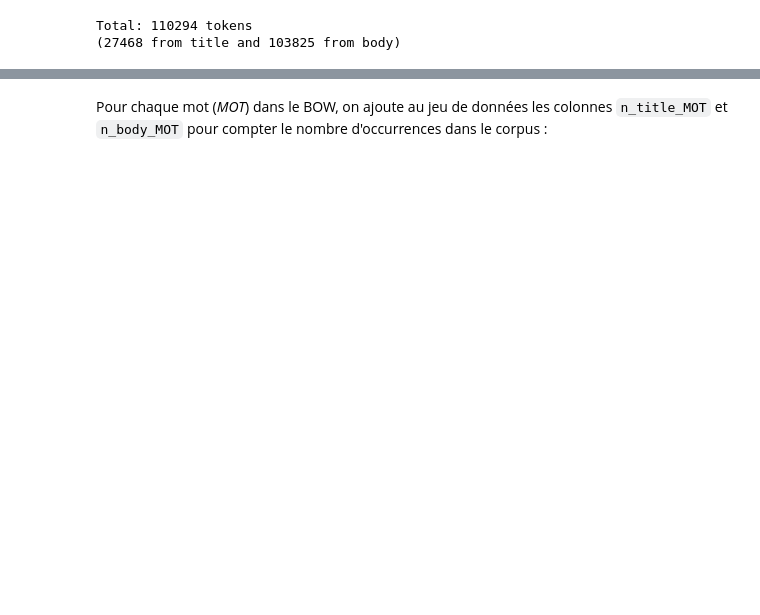
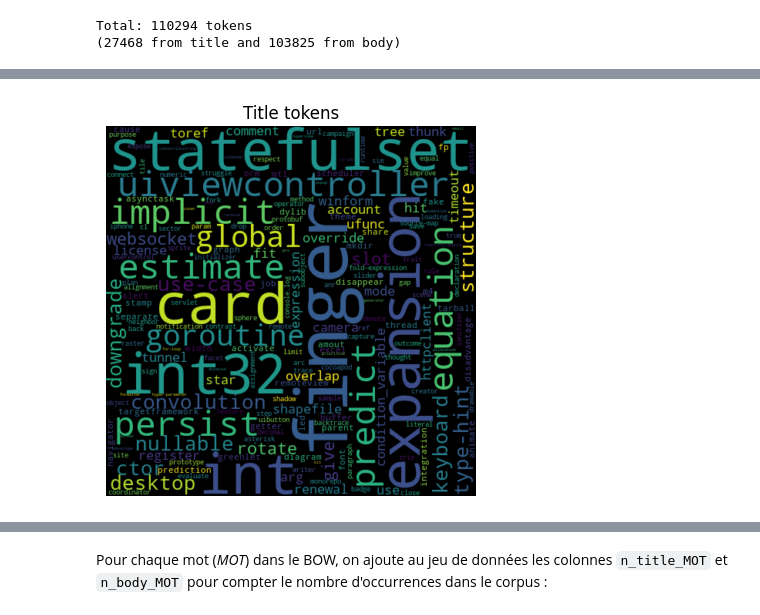
Before and after one commit to sycod/OC_P5_SoF, a Jupyter notebook: 1_EDA.ipynb, the cells around one changed output, grey strips where cells are left out. Drawn from its saved outputs; the diff is of its cells as text; code cells hidden in the pictures; blank space fills up the shorter version.

```diff
--- a/1_EDA.ipynb
+++ b/1_EDA.ipynb
@@ -489,0 +477,21 @@ wordcloud.words_
+# %%
+# Join the different processed titles together.
+long_string = " ".join(bow_title)
+
+# Create the wordcloud object
+wordcloud = WordCloud(
+    width=480,
+    height=480,
+    margin=0,
+    stopwords=None,
+    regexp=r"\S+",
+).generate(long_string)
+
+# Display the generated image:
+plt.title("Title tokens")
+plt.imshow(wordcloud, interpolation="bilinear")
+plt.axis("off")
+plt.margins(x=0, y=0)
+plt.show()
+# %% [output]
+[figure, added]
```
Also changed, not shown: parts of 35 cells of this notebook, 1 other file.
